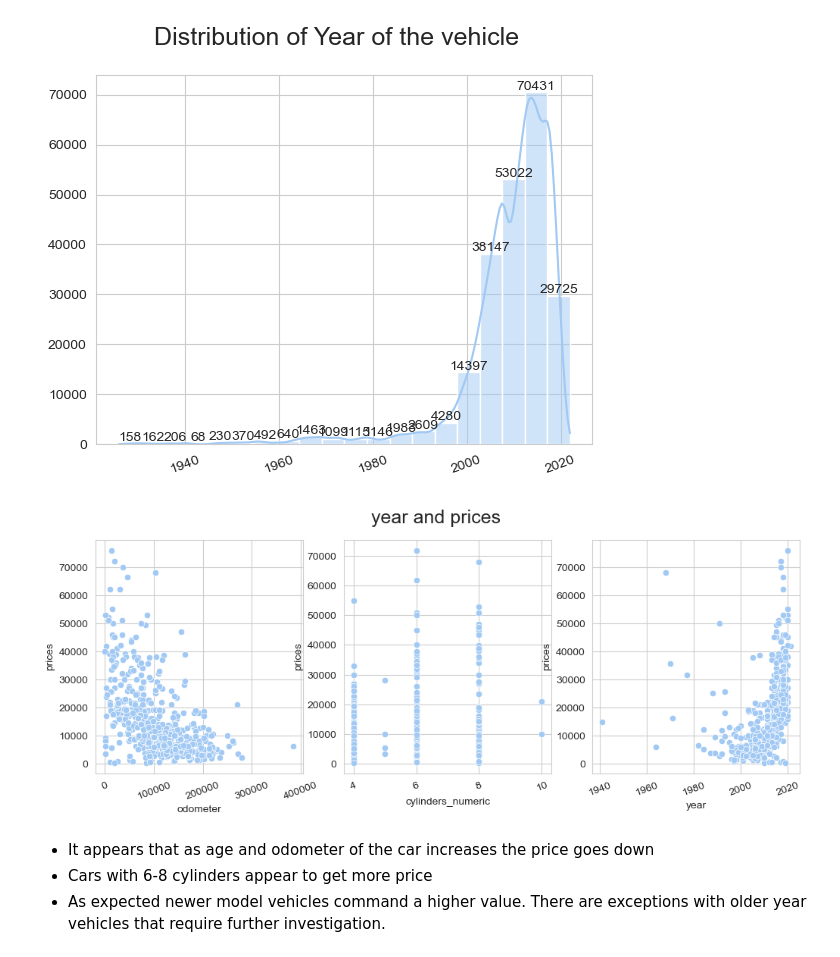
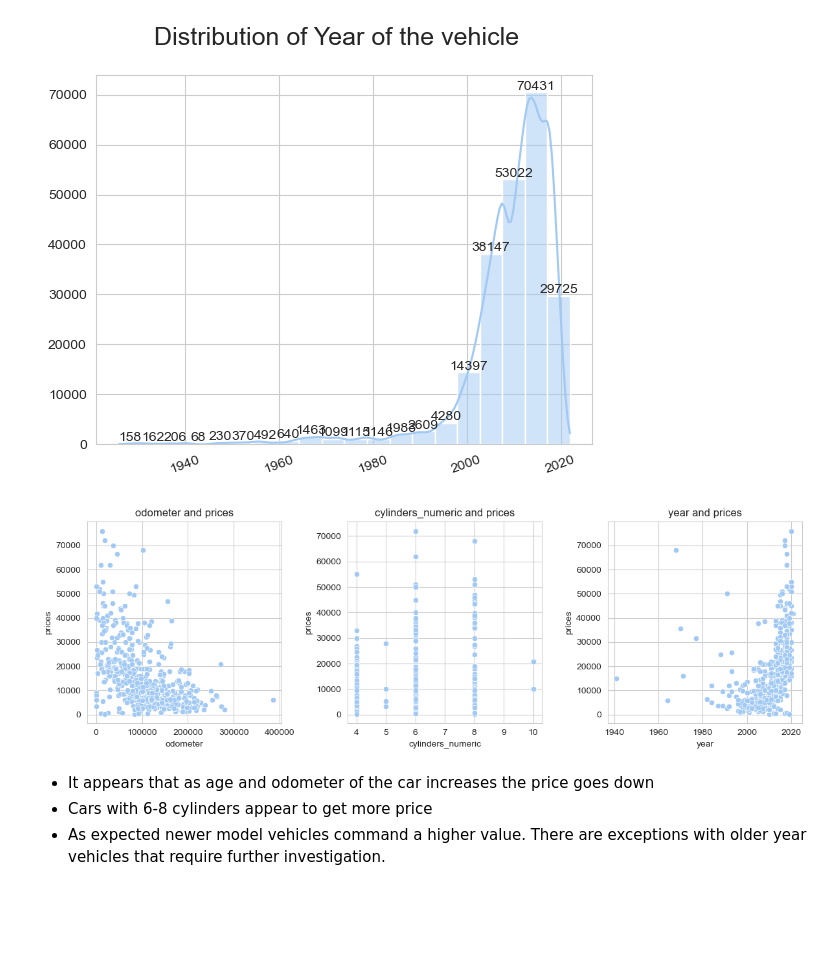
Before and after one commit to mgk2014/PCMLAI-cars, a Jupyter notebook: prompt_A.ipynb, the cells around one changed output. Drawn from its saved outputs; the diff is of its cells as text; code cells hidden in the pictures; blank space fills up the shorter version.

```diff
--- a/prompt_A.ipynb
+++ b/prompt_A.ipynb
@@ -358,27 +311,28 @@ render_plot(ax, heading = 'Distribution of Year of the vehicle', subtitle = '',
 # %% [output]
 [figure]
 # %%
+# Use a sample from the data set for the scatter plot. This is to avoid cluttering the plot with too many points
+#
+
 np.random.seed(42)
 df_numeric_sample = vehicles_clean.sample(500)
 
-# Numerical variables
+
 numerical_columns = ['odometer', 'cylinders_numeric', 'year']
 
 fig, axes = plt.subplots(1, 3, figsize=(12, 4))
 
 for i, column in enumerate(numerical_columns):
     ax = sns.scatterplot(x=df_numeric_sample[column], y=df_numeric_sample['price'], ax=axes[i])
-    render_plot(ax, heading = f'{column} and prices', subtitle = '',
-                xlabel = column, ylabel = 'prices', plotname = f'3-{column}_vs_prices.png')
+    axes[i].set_title(f'{column} and prices')
+    axes[i].set_xlabel(column)
+    axes[i].set_ylabel('prices')
 
-    # axes[i].set_title(f'{column} and prices')
-    # axes[i].set_xlabel(column)
-    # axes[i].set_ylabel('prices')
-
-# plt.tight_layout()
-# plt.show()
+plt.tight_layout()
+plt.savefig('plots/4-Scatterplot-odometer-cylinders-year-vs-prices.png')
+plt.show()
 # %% [output]
-[figure, old version]
+[figure, new version]
 # %% [markdown]
 * It appears that as age and odometer of the car increases the price goes down
 * Cars with 6-8 cylinders appear to get more price
```
Also changed, not shown: parts of 57 cells of this notebook, 11 other files.
